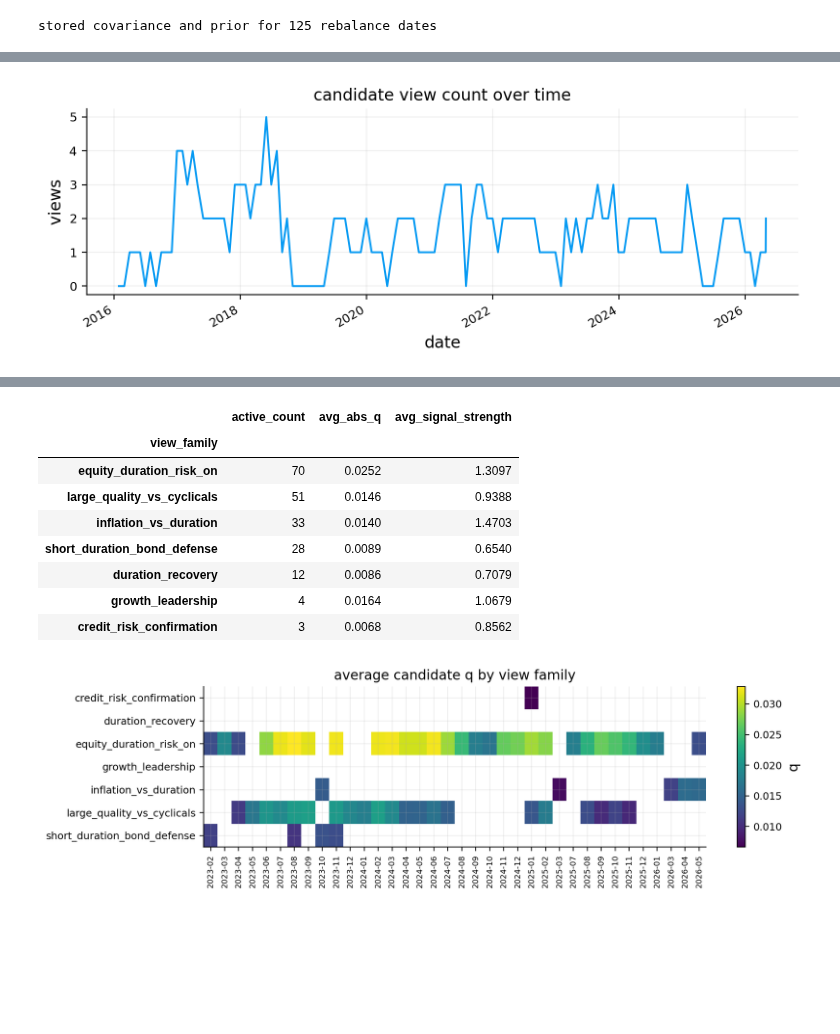
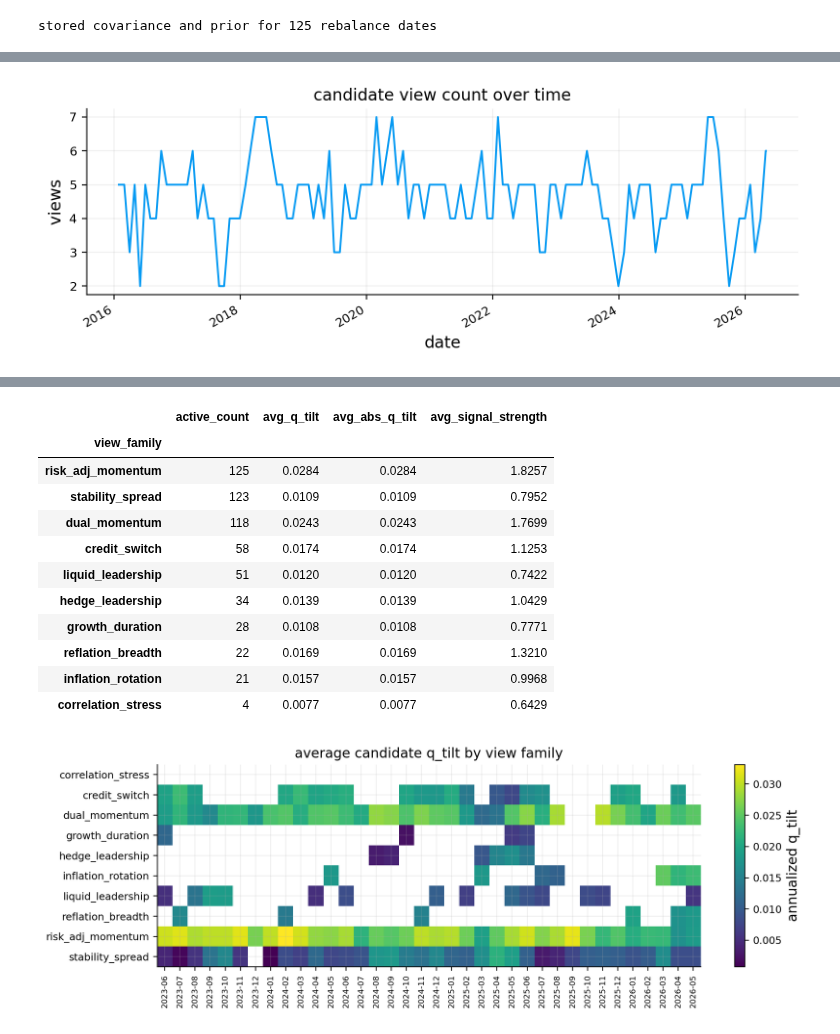
Before and after one commit to ramtin-asadi/Quantitative-Finance-Lab, a Jupyter notebook: notebooks/06_portfolio_black_littreman.ipynb, the cells around one changed output, grey strips where cells are left out. Cells and saved outputs as stored; diff of their text form; code cells hidden in the pictures; blank space fills up the shorter version.

```diff
--- a/notebooks/06_portfolio_black_littreman.ipynb
+++ b/notebooks/06_portfolio_black_littreman.ipynb
@@ -246,7 +206,11 @@ assets: ['SPY', 'QQQ', 'IWM', 'EFA', 'EEM', 'TLT', 'IEF', 'SHY', 'AGG', 'LQD', '
 signal assets: ['SPY', 'QQQ', 'IWM', 'EFA', 'EEM', 'TLT', 'IEF', 'SHY', 'AGG', 'LQD', 'HYG', 'GLD', 'VNQ', 'DBC', 'UUP']
 return panel: (3352, 14) 2013-01-03 to 2026-05-01
 # %%
-rebalance_dates = make_rebalance_dates(returns_p6.index, freq=rebal_freq, min_history_days=max(cov_lookback, mu_lookback, 756))
+rebal_freq = "ME"
+cov_lookback = 756
+mu_lookback = 252
+
+rebalance_dates = make_rebalance_dates(returns.index, freq=rebal_freq, min_history_days=max(cov_lookback, mu_lookback, 756))
 print("rebalance dates:", len(rebalance_dates))
 print("first:", rebalance_dates[0].date(), "last:", rebalance_dates[-1].date())
 # %% [output]
@@ -310,11 +278,11 @@ ax = rolling_vol.plot(figsize=(9, 4), lw=1.0)
 ax.set_title("rolling annualized volatility, 63 trading days")
 ax.set_ylabel("volatility")
 ax.set_xlabel("date")
-ax.legend(ncol=4, fontsize=7)
+ax.legend(ncol=4, fontsize=7, loc="best")
 plt.tight_layout()
 plt.show()
 
-corr = corr_matrix(returns_p6)
+corr = corr_matrix(returns)
 fig, ax = plt.subplots(figsize=(8, 8))
 ax = plot_corr_heatmap(ax, corr)
 ax.set_title("Correlation Heatmap")
@@ -410,6 +391,13 @@ display(benchmark_sleeve.round(4))
 | 6 | Short bonds | 0.0505 |
 | 0 | Commodities | 0.0202 |
 # %%
+ewma_lambda = 0.97
+delta_fallback = 2.5
+delta_min = 0.50
+delta_max = 8.00
+risk_free_daily = (1.0 + 0.04) ** (1.0 / 252.0) - 1.0
+
+
 def local_make_psd(matrix, eps=1e-10):
     arr = np.asarray(matrix, dtype=float)
     arr = 0.5 * (arr + arr.T)
@@ -418,9 +406,11 @@ def local_make_psd(matrix, eps=1e-10):
     out = (vecs * vals) @ vecs.T
     return 0.5 * (out + out.T)
 
+
 def make_psd_df(matrix, index):
     arr = make_psd(np.asarray(matrix, dtype=float), eps=1e-10)
     return pd.DataFrame(arr, index=index, columns=index)
+
 
 def estimate_ewma_cov_at_date(returns, date, lookback=cov_lookback, lam=ewma_lambda):
     date = pd.Timestamp(date)
@@ -442,6 +432,7 @@ def estimate_delta_at_date(returns, date, benchmark_w, lookback=cov_lookback):
         raw_delta = delta_fallback
     return float(np.clip(raw_delta, delta_min, delta_max))
 
+
 cov_by_date = {}
 delta_by_date = {}
 prior_mu_by_date = {}
@@ -1066,12 +1579,14 @@ display(latest_systematic_signals.round(4))
 view_cache = {}
 view_log_rows = []
 for dt in rebalance_dates:
-    signal_table, market_state = compute_asset_signals(signal_close, signal_returns, dt)
-    simple_views = make_simple_interpretable_views(signal_table, market_state)
+    dt = pd.Timestamp(dt)
+    signal_table, market_state = compute_asset_signals(signal_close, signal_returns, dt, dividends=dividends_all)
+    cov_ann = cov_by_date[dt].loc[assets, assets]
+    simple_views = make_simple_interpretable_views(signal_table, market_state, cov_ann=cov_ann)
     systematic_signals = make_systematic_signal_table(signal_table, market_state)
     systematic_views = make_systematic_views(signal_table, market_state, simple_views)
     active_views = combine_and_rank_views(simple_views, systematic_views)
-    view_cache[pd.Timestamp(dt)] = {
+    view_cache[dt] = {
         "asset_signal_table": signal_table,
         "market_state": market_state,
         "simple_views": simple_views,
@@ -1081,7 +1596,7 @@ for dt in rebalance_dates:
     }
     for row in active_views:
         rec = dict(row)
-        rec["date"] = pd.Timestamp(dt)
+        rec["date"] = dt
         view_log_rows.append(rec)
 view_preview_log = pd.DataFrame(view_log_rows)
 active_count_series = view_preview_log.groupby("date").size().reindex(rebalance_dates, fill_value=0) if not view_preview_log.empty else pd.Series(0, index=rebalance_dates)
@@ -1093,19 +1608,24 @@ plt.tight_layout(); plt.show()
 latest_active_views = view_cache[pd.Timestamp(latest_rebalance_date)]["active_views"]
 latest_active_table = pd.DataFrame(latest_active_views)
 if not latest_active_table.empty:
-    display(latest_active_table[["view_family", "view_name", "economic_label", "long_assets", "short_assets", "signal_value", "q", "risk_orientation", "source"]].round(4))
+    display(latest_active_table[["view_family", "view_name", "long_assets", "short_assets", "signal_value", "q_tilt", "confluence_score", "economic_priority", "risk_orientation", "diagnostics"]].round(4))
 else:
     print("no candidate views on the latest rebalance date")
 if not view_preview_log.empty:
-    family_frequency = view_preview_log.groupby("view_family").agg(active_count=("view_name", "size"), avg_abs_q=("q", lambda x: np.mean(np.abs(x))), avg_signal_strength=("signal_value", lambda x: np.mean(np.abs(x)))).sort_values("active_count", ascending=False)
+    family_frequency = view_preview_log.groupby("view_family").agg(
+        active_count=("view_name", "size"),
+        avg_q_tilt=("q_tilt", "mean"),
+        avg_abs_q_tilt=("q_tilt", lambda x: np.mean(np.abs(x))),
+        avg_signal_strength=("signal_value", lambda x: np.mean(np.abs(x))),
+    ).sort_values("active_count", ascending=False)
     display(family_frequency.round(4))
-    q_heatmap = view_preview_log.groupby(["view_family", "date"])["q"].mean().unstack().iloc[:, -36:]
+    q_heatmap = view_preview_log.groupby(["view_family", "date"])["q_tilt"].mean().unstack().iloc[:, -36:]
     fig, ax = plt.subplots(figsize=(10, max(3, 0.35 * len(q_heatmap))))
     im = ax.imshow(q_heatmap, aspect="auto", cmap="viridis")
-    ax.set_title("average candidate q by view family")
+    ax.set_title("average candidate q_tilt by view family")
     ax.set_yticks(range(len(q_heatmap.index)), q_heatmap.index)
     ax.set_xticks(range(len(q_heatmap.columns)), [d.strftime("%Y-%m") for d in q_heatmap.columns], rotation=90, fontsize=7)
-    fig.colorbar(im, ax=ax, label="q")
+    fig.colorbar(im, ax=ax, label="annualized q_tilt")
     plt.tight_layout(); plt.show()
 # %% [output]
-[figure, old version]
+[figure, new version]
@@ -1115,11 +1639,14 @@ if not view_preview_log.empty:
-|  | active_count | avg_abs_q | avg_signal_strength |
-| view_family |  |  |  |
-| equity_duration_risk_on | 70 | 0.0252 | 1.3097 |
-| large_quality_vs_cyclicals | 51 | 0.0146 | 0.9388 |
-| inflation_vs_duration | 33 | 0.0140 | 1.4703 |
-| short_duration_bond_defense | 28 | 0.0089 | 0.6540 |
-| duration_recovery | 12 | 0.0086 | 0.7079 |
-| growth_leadership | 4 | 0.0164 | 1.0679 |
-| credit_risk_confirmation | 3 | 0.0068 | 0.8562 |
+|  | active_count | avg_q_tilt | avg_abs_q_tilt | avg_signal_strength |
+| view_family |  |  |  |  |
+| risk_adj_momentum | 125 | 0.0284 | 0.0284 | 1.8257 |
+| stability_spread | 123 | 0.0109 | 0.0109 | 0.7952 |
+| dual_momentum | 118 | 0.0243 | 0.0243 | 1.7699 |
+| credit_switch | 58 | 0.0174 | 0.0174 | 1.1253 |
+| liquid_leadership | 51 | 0.0120 | 0.0120 | 0.7422 |
+| hedge_leadership | 34 | 0.0139 | 0.0139 | 1.0429 |
+| growth_duration | 28 | 0.0108 | 0.0108 | 0.7771 |
+| reflation_breadth | 22 | 0.0169 | 0.0169 | 1.3210 |
+| inflation_rotation | 21 | 0.0157 | 0.0157 | 0.9968 |
+| correlation_stress | 4 | 0.0077 | 0.0077 | 0.6429 |
-[figure, old version]
+[figure, new version]
 # %%
```
Also changed, not shown: parts of 30 cells of this notebook, 23 other files.
